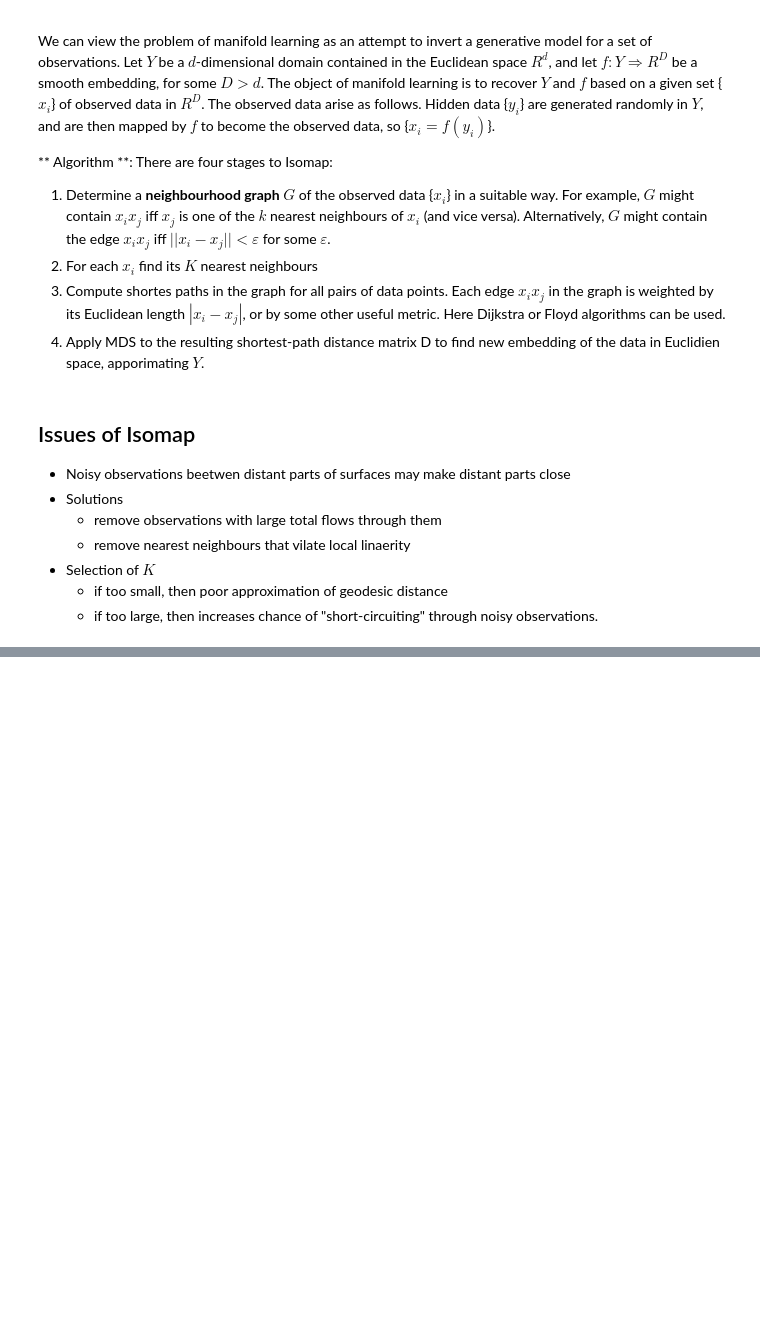
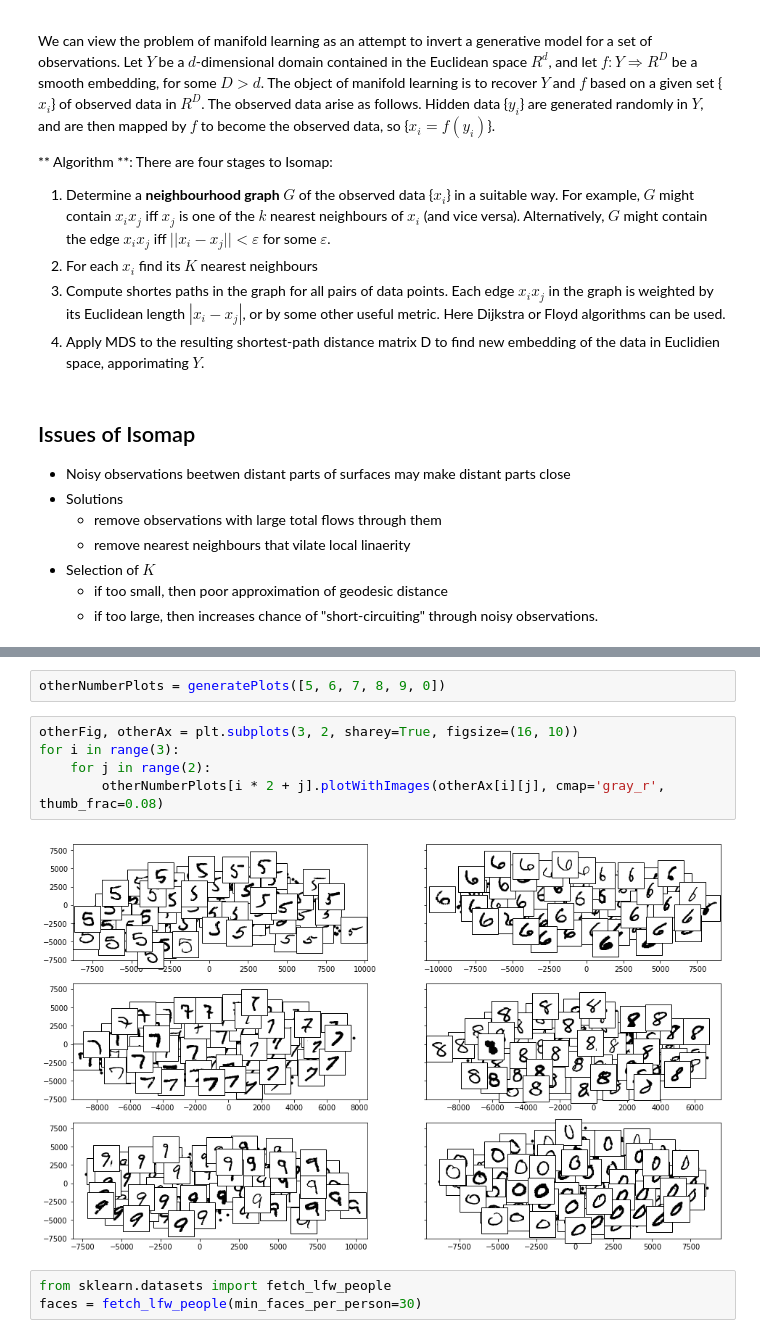
Before and after one commit to bvdmitri/ml-course, a Jupyter notebook: 03.presentos/presentos.ipynb, the cells around one changed output, grey strips where cells are left out. Saved outputs shown, nothing was run; the diff lists cells and outputs as text; blank space fills up the shorter version.

```diff
--- a/03.presentos/presentos.ipynb
+++ b/03.presentos/presentos.ipynb
@@ -177,0 +186,12 @@ for i in range(2):
+# %%
+otherNumberPlots = generatePlots([5, 6, 7, 8, 9, 0])
+# %%
+otherFig, otherAx = plt.subplots(3, 2, sharey=True, figsize=(16, 10))
+for i in range(3):
+    for j in range(2):
+        otherNumberPlots[i * 2 + j].plotWithImages(otherAx[i][j], cmap='gray_r', thumb_frac=0.08)
+# %% [output]
+[figure, added]
+# %%
+from sklearn.datasets import fetch_lfw_people
+faces = fetch_lfw_people(min_faces_per_person=30)
```
Also changed, not shown: parts of 15 cells of this notebook, 1 other file.
